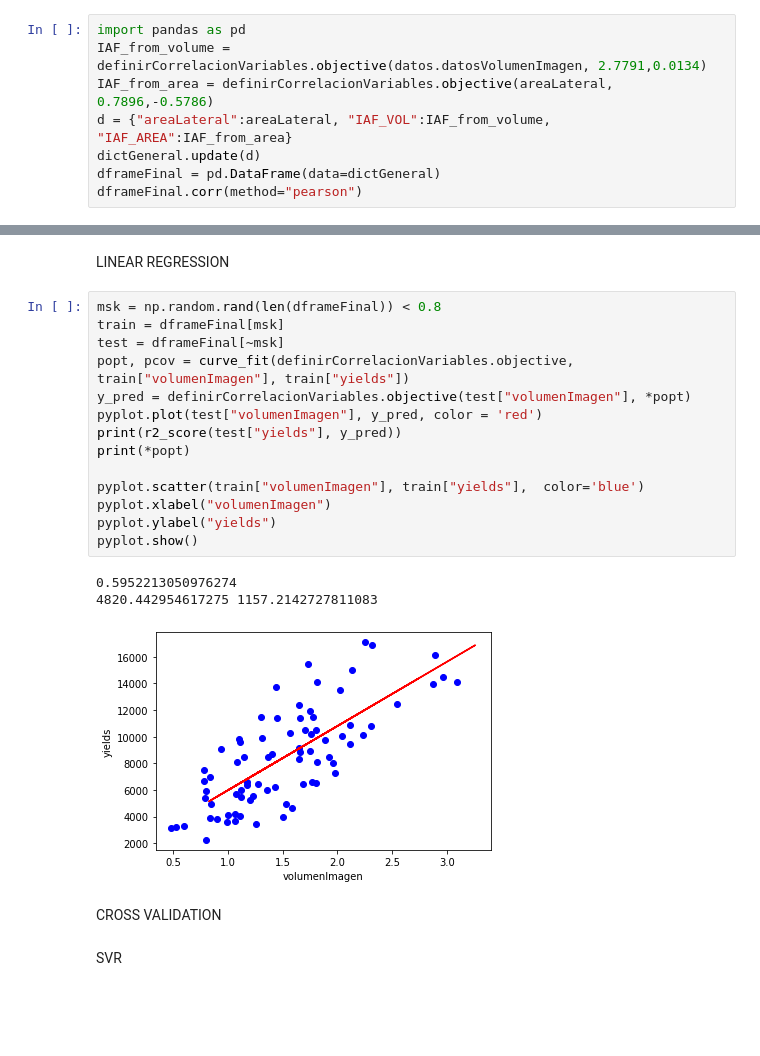
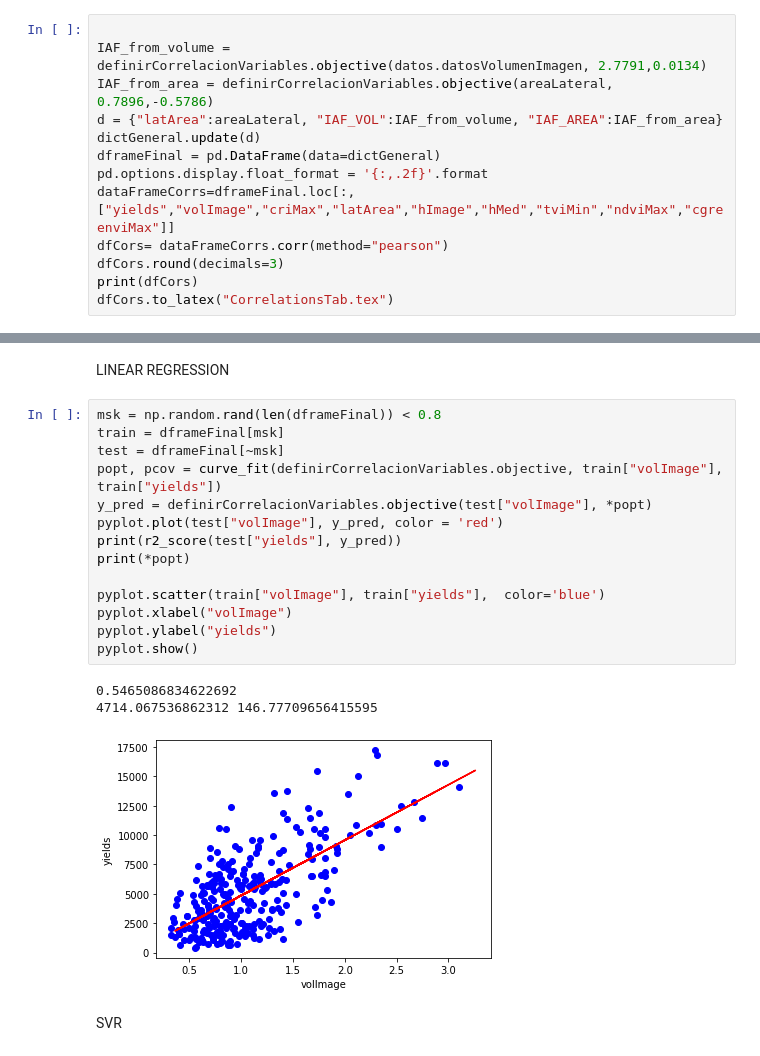
Before and after one commit to julianandres/processingyield, a Jupyter notebook: notas.ipynb, the cells around one changed output, grey strips where cells are left out. Drawn from its saved outputs; the diff is of its cells as text; blank space fills up the shorter version.

Commit message:
graficos y variables

```diff
--- a/notas.ipynb
+++ b/notas.ipynb
@@ -151,11 +101,16 @@ Se calcula IAF usando Area Lateral y Yield
 
 $IAF =  -0.5786 + 0.7896 Alat $
 # %%
-import pandas as pd
+
 IAF_from_volume = definirCorrelacionVariables.objective(datos.datosVolumenImagen, 2.7791,0.0134)
 IAF_from_area = definirCorrelacionVariables.objective(areaLateral, 0.7896,-0.5786)
-d = {"areaLateral":areaLateral, "IAF_VOL":IAF_from_volume, "IAF_AREA":IAF_from_area}
+d = {"latArea":areaLateral, "IAF_VOL":IAF_from_volume, "IAF_AREA":IAF_from_area}
 dictGeneral.update(d)
 dframeFinal = pd.DataFrame(data=dictGeneral)
-dframeFinal.corr(method="pearson")
+pd.options.display.float_format = '{:,.2f}'.format
+dataFrameCorrs=dframeFinal.loc[:,["yields","volImage","criMax","latArea","hImage","hMed","tviMin","ndviMax","cgreenviMax"]]
+dfCors= dataFrameCorrs.corr(method="pearson")
+dfCors.round(decimals=3)
+print(dfCors)
+dfCors.to_latex("CorrelationsTab.tex")
 # %% [output]
@@ -223,23 +189,21 @@ LINEAR REGRESSION
 # %%
 msk = np.random.rand(len(dframeFinal)) < 0.8
 train = dframeFinal[msk]
 test = dframeFinal[~msk]
-popt, pcov = curve_fit(definirCorrelacionVariables.objective, train["volumenImagen"], train["yields"])
-y_pred = definirCorrelacionVariables.objective(test["volumenImagen"], *popt)
-pyplot.plot(test["volumenImagen"], y_pred, color = 'red')
+popt, pcov = curve_fit(definirCorrelacionVariables.objective, train["volImage"], train["yields"])
+y_pred = definirCorrelacionVariables.objective(test["volImage"], *popt)
+pyplot.plot(test["volImage"], y_pred, color = 'red')
 print(r2_score(test["yields"], y_pred))
 print(*popt)
 
-pyplot.scatter(train["volumenImagen"], train["yields"],  color='blue')
-pyplot.xlabel("volumenImagen")
+pyplot.scatter(train["volImage"], train["yields"],  color='blue')
+pyplot.xlabel("volImage")
 pyplot.ylabel("yields")
 pyplot.show()
 # %% [output]
-0.5952213050976274
-4820.442954617275 1157.2142727811083
+0.5465086834622692
+4714.067536862312 146.77709656415595
-[figure, old version]
+[figure, new version]
-# %% [markdown]
-CROSS VALIDATION
 # %% [markdown]
 SVR
 # %%
```
Also changed, not shown: parts of 25 cells of this notebook, 12 other files.
